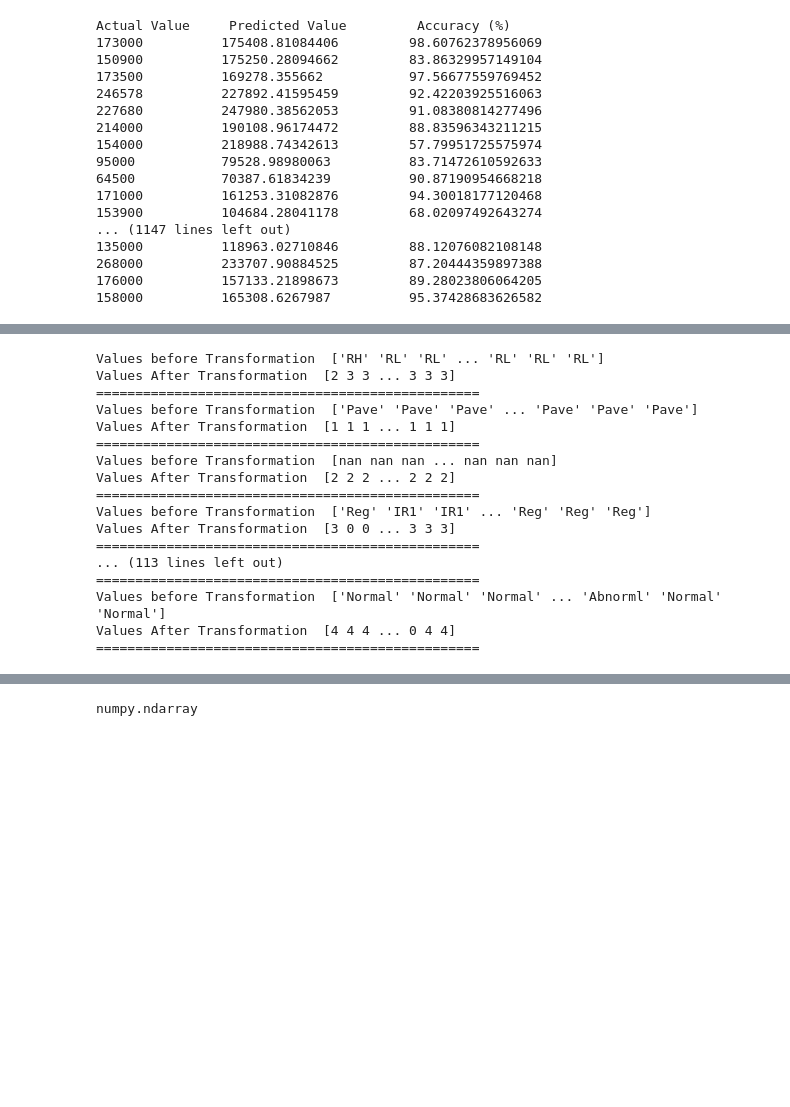
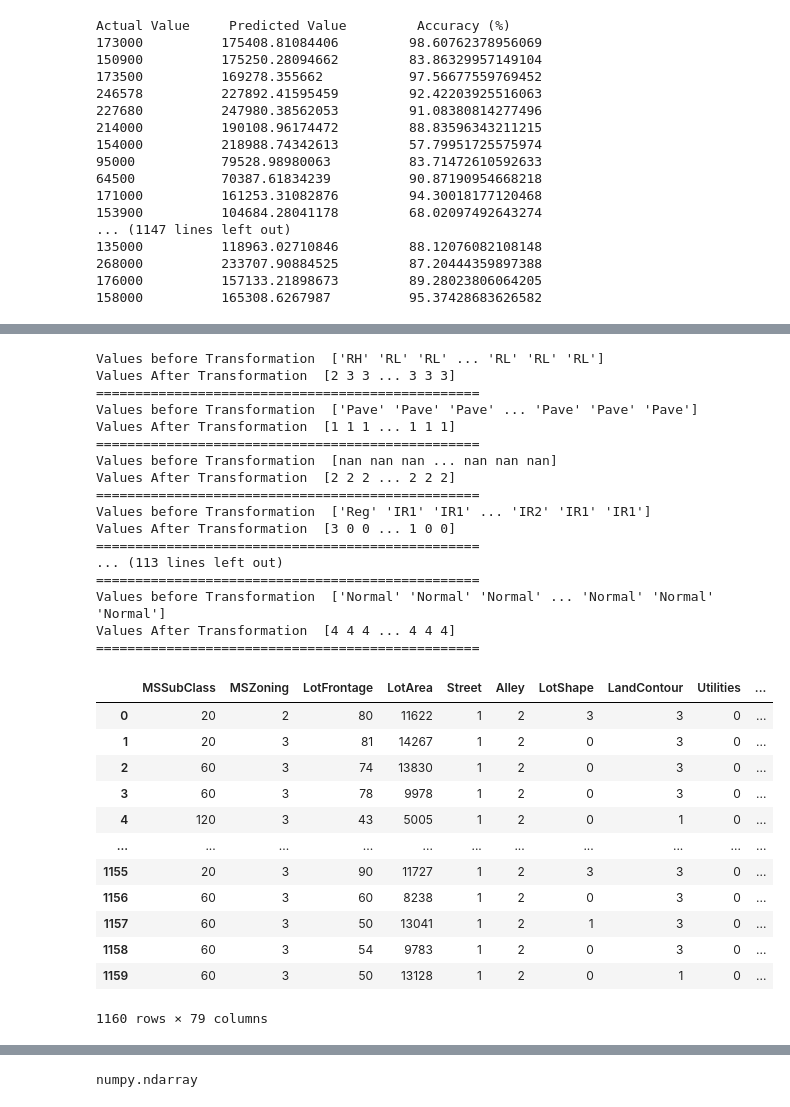
Before and after one commit to VineetKhatwal/CMPE255_Team18Project, a Jupyter notebook: Team18_HousePrediction.ipynb, the cells around one changed output, grey strips where cells are left out. Drawn from its saved outputs; the diff is of its cells as text; code cells hidden in the pictures; blank space fills up the shorter version.

```diff
--- a/Team18_HousePrediction.ipynb
+++ b/Team18_HousePrediction.ipynb
@@ -818,0 +868,12 @@ df_test = df_test.drop(['Id'], axis=1)
+# %%
+df_test['Electrical'] = df_test['Electrical'].fillna(df_test['Electrical'].mode()[0])
+df_test["MasVnrArea"] = df_test["MasVnrArea"].fillna(0)
+df_test["LotFrontage"] = df_test.groupby("Neighborhood")["LotFrontage"].transform(lambda x: x.fillna(x.median()))
+for col in ('GarageType', 'GarageFinish', 'GarageQual', 'GarageCond'):
+    df_test[col] = df_test[col].fillna('None')
+for col in ('GarageYrBlt', 'GarageArea', 'GarageCars'):
+    df_test[col] = df_test[col].fillna(0)
+for col in ('BsmtFinSF1', 'BsmtFinSF2', 'BsmtUnfSF','TotalBsmtSF', 'BsmtFullBath', 'BsmtHalfBath'):
+    df_test[col] = df_test[col].fillna(0)
+for col in ('BsmtQual', 'BsmtCond', 'BsmtExposure', 'BsmtFinType1', 'BsmtFinType2'):
+    df_test[col] = df_test[col].fillna('None')
@@ -838,14 +924,30 @@ Values After Transformation  [1 1 1 ... 1 1 1]
 Values before Transformation  [nan nan nan ... nan nan nan]
 Values After Transformation  [2 2 2 ... 2 2 2]
 =================================================
-Values before Transformation  ['Reg' 'IR1' 'IR1' ... 'Reg' 'Reg' 'Reg']
-Values After Transformation  [3 0 0 ... 3 3 3]
+Values before Transformation  ['Reg' 'IR1' 'IR1' ... 'IR2' 'IR1' 'IR1']
+Values After Transformation  [3 0 0 ... 1 0 0]
 =================================================
 ... (113 lines left out)
 =================================================
-Values before Transformation  ['Normal' 'Normal' 'Normal' ... 'Abnorml' 'Normal' 'Normal']
-Values After Transformation  [4 4 4 ... 0 4 4]
+Values before Transformation  ['Normal' 'Normal' 'Normal' ... 'Normal' 'Normal' 'Normal']
+Values After Transformation  [4 4 4 ... 4 4 4]
 =================================================
+# %%
+df_test
+# %% [output]
+|  | MSSubClass | MSZoning | LotFrontage | LotArea | Street | Alley | LotShape | LandContour | Utilities | ... |
+| 0 | 20 | 2 | 80 | 11622 | 1 | 2 | 3 | 3 | 0 | ... |
+| 1 | 20 | 3 | 81 | 14267 | 1 | 2 | 0 | 3 | 0 | ... |
+| 2 | 60 | 3 | 74 | 13830 | 1 | 2 | 0 | 3 | 0 | ... |
+| 3 | 60 | 3 | 78 | 9978 | 1 | 2 | 0 | 3 | 0 | ... |
+| 4 | 120 | 3 | 43 | 5005 | 1 | 2 | 0 | 1 | 0 | ... |
+| ... | ... | ... | ... | ... | ... | ... | ... | ... | ... | ... |
+| 1155 | 20 | 3 | 90 | 11727 | 1 | 2 | 3 | 3 | 0 | ... |
+| 1156 | 60 | 3 | 60 | 8238 | 1 | 2 | 0 | 3 | 0 | ... |
+| 1157 | 60 | 3 | 50 | 13041 | 1 | 2 | 1 | 3 | 0 | ... |
+| 1158 | 60 | 3 | 54 | 9783 | 1 | 2 | 0 | 3 | 0 | ... |
+| 1159 | 60 | 3 | 50 | 13128 | 1 | 2 | 0 | 1 | 0 | ... |
+1160 rows × 79 columns
 # %%
 TEST_DATA = df_test.values
 # %%
```
Also changed, not shown: parts of 35 cells of this notebook.
